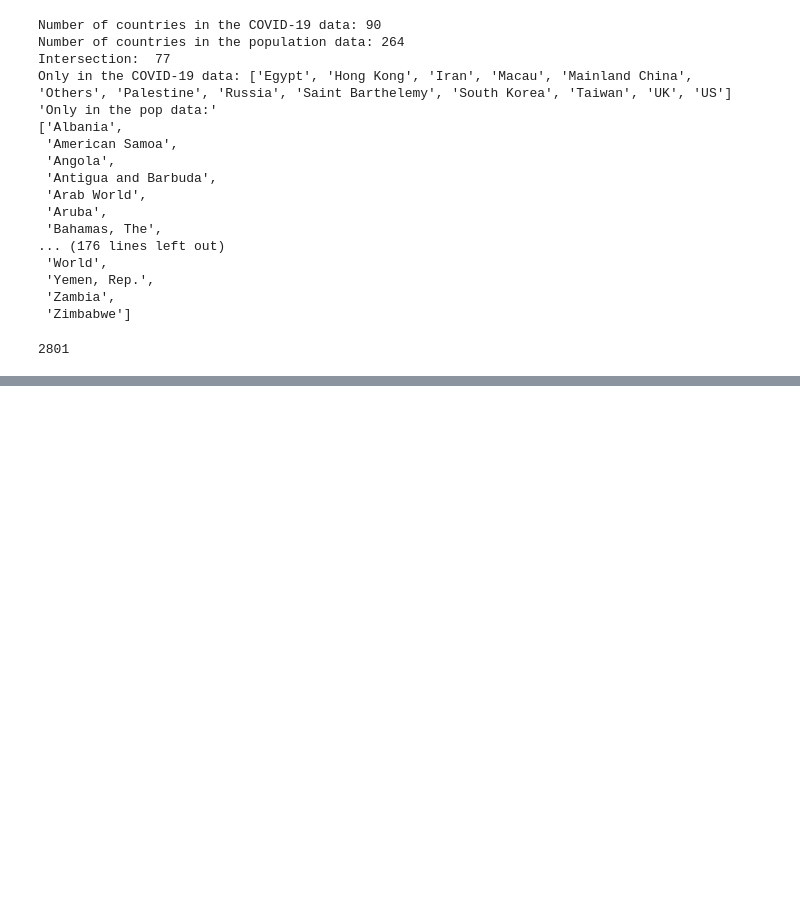
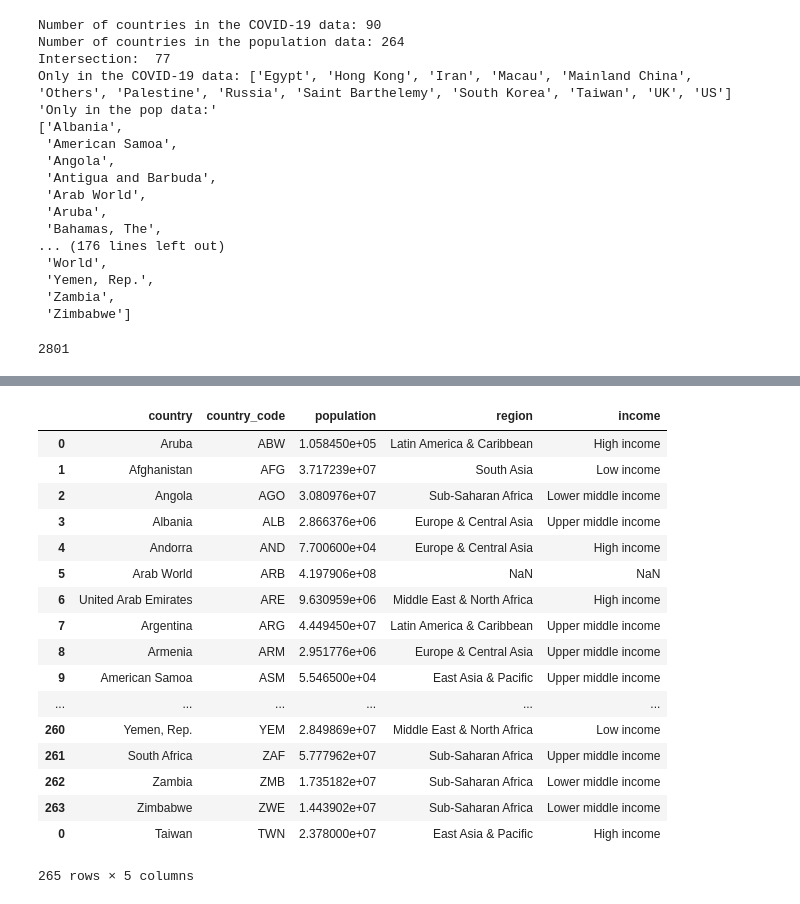
Before and after one commit to covid19-data/covid19-data, a Jupyter notebook: notebooks/Untitled.ipynb, the cells around one changed output, grey strips where cells are left out. Saved outputs shown, nothing was run; the diff lists cells and outputs as text; code cells hidden in the pictures; blank space fills up the shorter version.

```diff
--- a/notebooks/Untitled.ipynb
+++ b/notebooks/Untitled.ipynb
@@ -48,3 +48,6 @@ Only in the COVID-19 data: ['Egypt', 'Hong Kong', 'Iran', 'Macau', 'Mainland Chi
 open('temp.txt', 'w').write('\n'.join(sorted(cntry_from_pop - cntry_from_ts)))
 # %% [output]
 2801
+# %%
+df = pd.concat([pd.read_csv('../pop_raw.csv'), pd.read_csv('../pop_addition.csv')])
+df.tail()
@@ -50,0 +61,3 @@ open('temp.txt', 'w').write('\n'.join(sorted(cntry_from_pop - cntry_from_ts)))
+# %%
+conv = pd.read_csv('../pop_conversion.csv')
+conv
@@ -50,0 +76,2 @@ open('temp.txt', 'w').write('\n'.join(sorted(cntry_from_pop - cntry_from_ts)))
+# %%
+conv.set_index('worldbank')
@@ -50,0 +91,2 @@ open('temp.txt', 'w').write('\n'.join(sorted(cntry_from_pop - cntry_from_ts)))
+# %%
+conv = conv.set_index('worldbank').to_dict()['covid19']
@@ -50,0 +108,21 @@ open('temp.txt', 'w').write('\n'.join(sorted(cntry_from_pop - cntry_from_ts)))
+# %%
+df.replace({"country": conv})
+# %% [output]
+|  | country | country_code | population | region | income |
+| 0 | Aruba | ABW | 1.058450e+05 | Latin America & Caribbean | High income |
+| 1 | Afghanistan | AFG | 3.717239e+07 | South Asia | Low income |
+| 2 | Angola | AGO | 3.080976e+07 | Sub-Saharan Africa | Lower middle income |
+| 3 | Albania | ALB | 2.866376e+06 | Europe & Central Asia | Upper middle income |
+| 4 | Andorra | AND | 7.700600e+04 | Europe & Central Asia | High income |
+| 5 | Arab World | ARB | 4.197906e+08 | NaN | NaN |
+| 6 | United Arab Emirates | ARE | 9.630959e+06 | Middle East & North Africa | High income |
+| 7 | Argentina | ARG | 4.449450e+07 | Latin America & Caribbean | Upper middle income |
+| 8 | Armenia | ARM | 2.951776e+06 | Europe & Central Asia | Upper middle income |
+| 9 | American Samoa | ASM | 5.546500e+04 | East Asia & Pacific | Upper middle income |
+| ... | ... | ... | ... | ... | ... |
+| 260 | Yemen, Rep. | YEM | 2.849869e+07 | Middle East & North Africa | Low income |
+| 261 | South Africa | ZAF | 5.777962e+07 | Sub-Saharan Africa | Upper middle income |
+| 262 | Zambia | ZMB | 1.735182e+07 | Sub-Saharan Africa | Lower middle income |
+| 263 | Zimbabwe | ZWE | 1.443902e+07 | Sub-Saharan Africa | Lower middle income |
+| 0 | Taiwan | TWN | 2.378000e+07 | East Asia & Pacific | High income |
+265 rows × 5 columns
```
Also changed, not shown: parts of 9 cells of this notebook, 6 other files.
